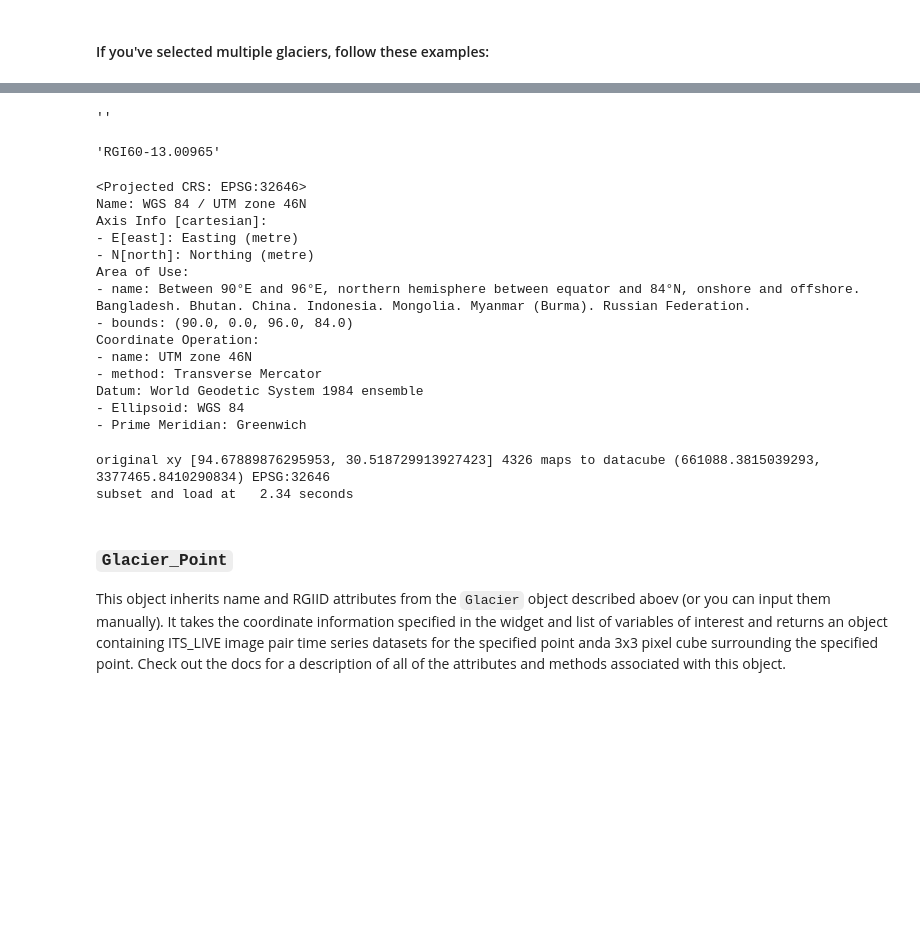
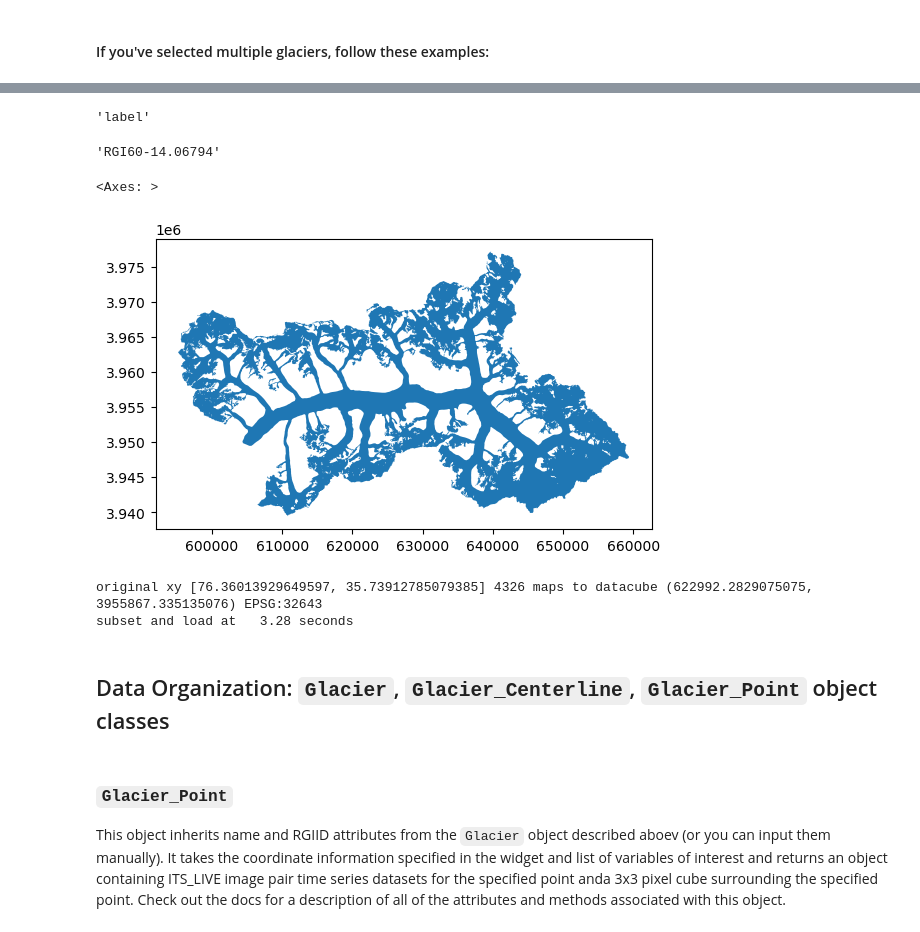
Before and after one commit to vdevauxchupin/ITS_LIVE_TOOL, a Jupyter notebook: roadmap.ipynb, the cells around one changed output, grey strips where cells are left out. Drawn from its saved outputs; the diff is of its cells as text; code cells hidden in the pictures; blank space fills up the shorter version.

```diff
--- a/roadmap.ipynb
+++ b/roadmap.ipynb
@@ -197,30 +191,14 @@ glacier_manual = obj_setup.Glacier(gpdf[0]['NAME'].iloc[0], gpdf[0]['RGIID'].ilo
+# %%
+point = [76.36013929649597, 35.73912785079385]
+rgiid = 'RGI60-14.06794'
+utm = 'EPSG:32643'
+# %%
+glacier = programmatic_access.create_glacier_obj('label',rgiid, utm)
 # %%
-glacier_manual.name
+glacier.name
 # %% [output]
-''
+'label'
 # %%
-glacier_manual.rgi_id
+glacier.rgi_id
 # %% [output]
-'RGI60-13.00965'
+'RGI60-14.06794'
-# %%
-glacier_manual.outline_prj.crs
-# %% [output]
-<Projected CRS: EPSG:32646>
-Name: WGS 84 / UTM zone 46N
-Axis Info [cartesian]:
-- E[east]: Easting (metre)
-- N[north]: Northing (metre)
-Area of Use:
-- name: Between 90°E and 96°E, northern hemisphere between equator and 84°N, onshore and offshore. Bangladesh. Bhutan. China. Indonesia. Mongolia. Myanmar (Burma). Russian Federation.
-- bounds: (90.0, 0.0, 96.0, 84.0)
-Coordinate Operation:
-- name: UTM zone 46N
-- method: Transverse Mercator
-Datum: World Geodetic System 1984 ensemble
-- Ellipsoid: WGS 84
-- Prime Meridian: Greenwich
-# %%
-glacier_pt = obj_setup.Glacier_Point(glacier.name, 'acc. zone', glacier.rgi_id, [coords[0][1], coords[0][0]])
-# %% [output]
-original xy [94.67889876295953, 30.518729913927423] 4326 maps to datacube (661088.3815039293, 3377465.8410290834) EPSG:32646
-subset and load at   2.34 seconds
@@ -228,0 +205,10 @@ glacier_centerline = obj_setup.Glacier_Centerline('Jorge Montt', 'RGI60-17.06074
+# %%
+glacier.outline_prj.plot()
+# %% [output]
+<Axes: >
+[figure, added]
+# %%
+glacier_pt = programmatic_access.create_glacier_point_obj(point, 'label', rgiid)
+# %% [output]
+original xy [76.36013929649597, 35.73912785079385] 4326 maps to datacube (622992.2829075075, 3955867.335135076) EPSG:32643
+subset and load at   3.28 seconds
@@ -229,3 +217,5 @@ glacier_centerline = obj_setup.Glacier_Centerline('Jorge Montt', 'RGI60-17.06074
+# %% [markdown]
+## Data Organization: `Glacier`, `Glacier_Centerline`, `Glacier_Point` object classes
 # %% [markdown]
 ### `Glacier_Point`
 
```
Also changed, not shown: parts of 23 cells of this notebook, 12 other files.
